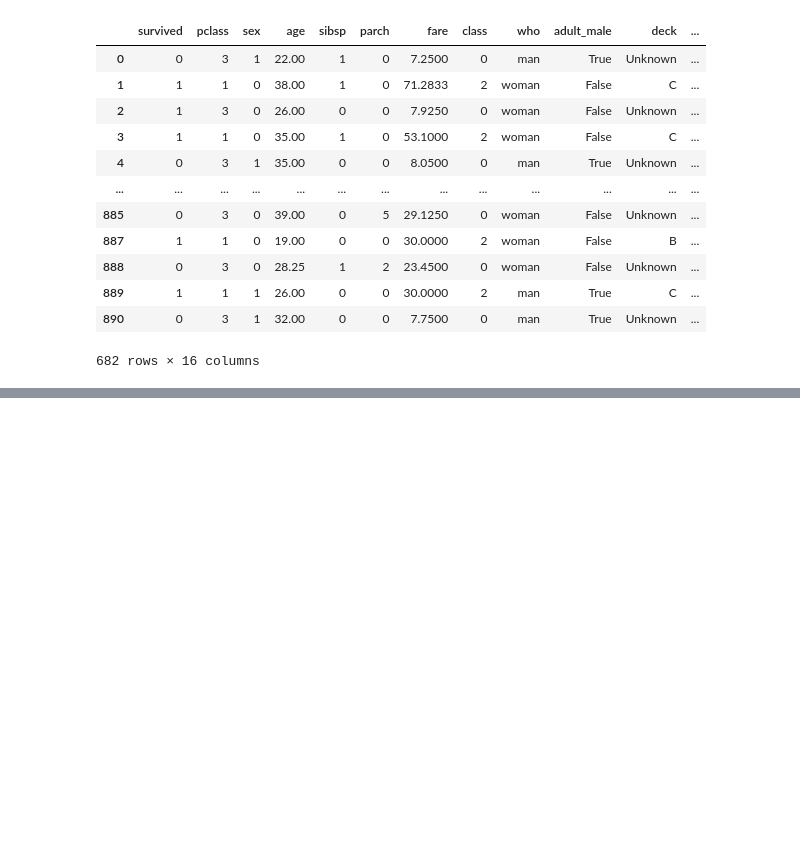
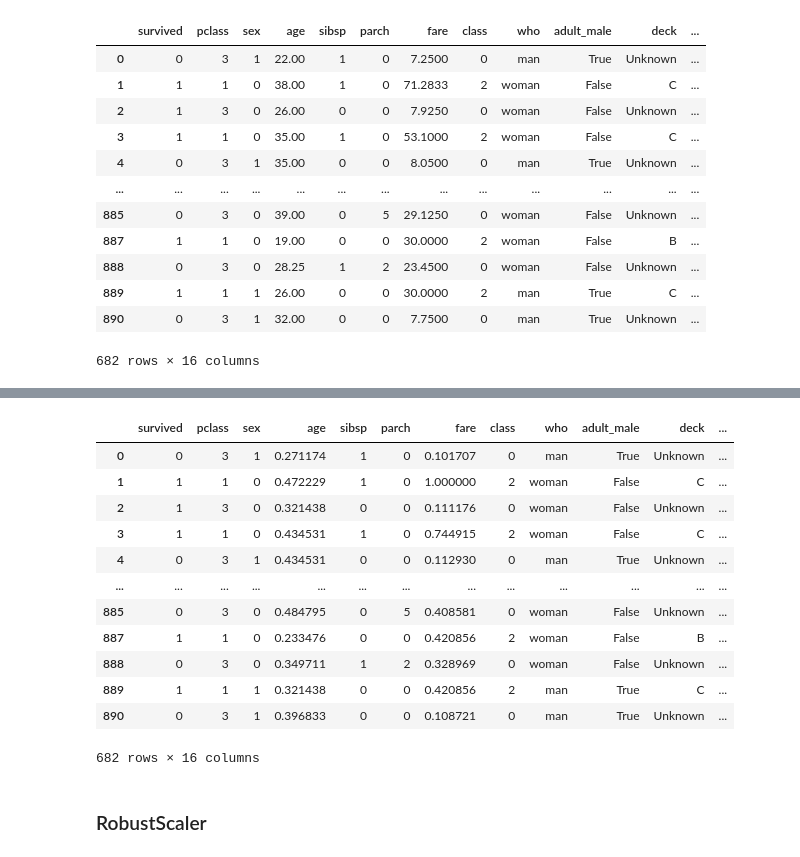
Before and after one commit to Niraj7272/DataScience, a Jupyter notebook: Practice/Project_cleaning_EDA_Feature-engineering/Titanic.ipynb, the cells around one changed output, grey strips where cells are left out. Cells and saved outputs as stored; diff of their text form; code cells hidden in the pictures; blank space fills up the shorter version.

```diff
--- a/Practice/Project_cleaning_EDA_Feature-engineering/Titanic.ipynb
+++ b/Practice/Project_cleaning_EDA_Feature-engineering/Titanic.ipynb
@@ -524,0 +550,21 @@ df
+# %%
+mm = MinMaxScaler()
+df[['age','fare']] = mm.fit_transform(df[['age','fare']])
+# %%
+df
+# %% [output]
+|  | survived | pclass | sex | age | sibsp | parch | fare | class | who | adult_male | deck | ... |
+| 0 | 0 | 3 | 1 | 0.271174 | 1 | 0 | 0.101707 | 0 | man | True | Unknown | ... |
+| 1 | 1 | 1 | 0 | 0.472229 | 1 | 0 | 1.000000 | 2 | woman | False | C | ... |
+| 2 | 1 | 3 | 0 | 0.321438 | 0 | 0 | 0.111176 | 0 | woman | False | Unknown | ... |
+| 3 | 1 | 1 | 0 | 0.434531 | 1 | 0 | 0.744915 | 2 | woman | False | C | ... |
+| 4 | 0 | 3 | 1 | 0.434531 | 0 | 0 | 0.112930 | 0 | man | True | Unknown | ... |
+| ... | ... | ... | ... | ... | ... | ... | ... | ... | ... | ... | ... | ... |
+| 885 | 0 | 3 | 0 | 0.484795 | 0 | 5 | 0.408581 | 0 | woman | False | Unknown | ... |
+| 887 | 1 | 1 | 0 | 0.233476 | 0 | 0 | 0.420856 | 2 | woman | False | B | ... |
+| 888 | 0 | 3 | 0 | 0.349711 | 1 | 2 | 0.328969 | 0 | woman | False | Unknown | ... |
+| 889 | 1 | 1 | 1 | 0.321438 | 0 | 0 | 0.420856 | 2 | man | True | C | ... |
+| 890 | 0 | 3 | 1 | 0.396833 | 0 | 0 | 0.108721 | 0 | man | True | Unknown | ... |
+682 rows × 16 columns
+# %% [markdown]
+### RobustScaler
```
Also changed, not shown: parts of 12 cells of this notebook, 1 other file.
